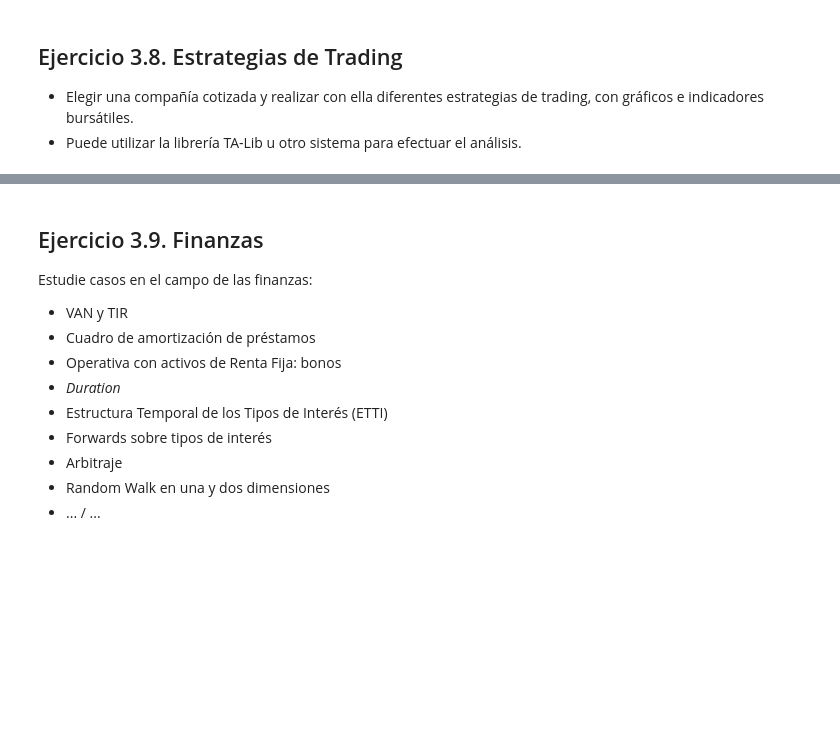
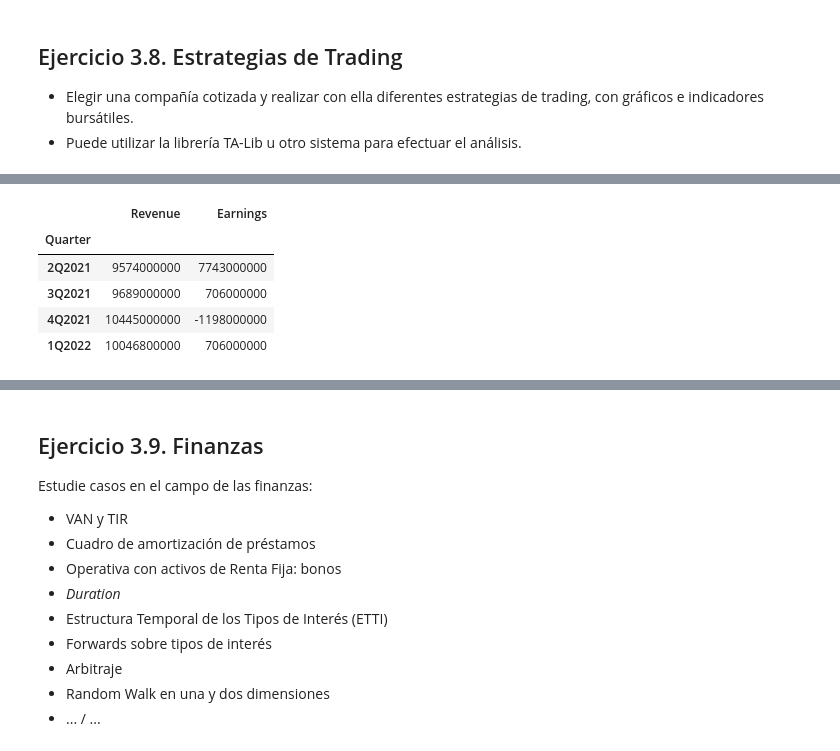
Before and after one commit to vadillo87/EJERCICIOS-QUINCENA-1, a Jupyter notebook: practicas/practica3.ipynb, the cells around one changed output, grey strips where cells are left out. Cells and saved outputs as stored; diff of their text form; code cells hidden in the pictures; blank space fills up the shorter version.

```diff
--- a/practicas/practica3.ipynb
+++ b/practicas/practica3.ipynb
@@ -152,0 +240,9 @@ Adjuntar capturas de pantalla mostrando el funcionamiento del bot en Telegram.
+# %%
+msft.quarterly_earnings
+# %% [output]
+|  | Revenue | Earnings |
+| Quarter |  |  |
+| 2Q2021 | 9574000000 | 7743000000 |
+| 3Q2021 | 9689000000 | 706000000 |
+| 4Q2021 | 10445000000 | -1198000000 |
+| 1Q2022 | 10046800000 | 706000000 |
```
Also changed, not shown: parts of 10 cells of this notebook.
